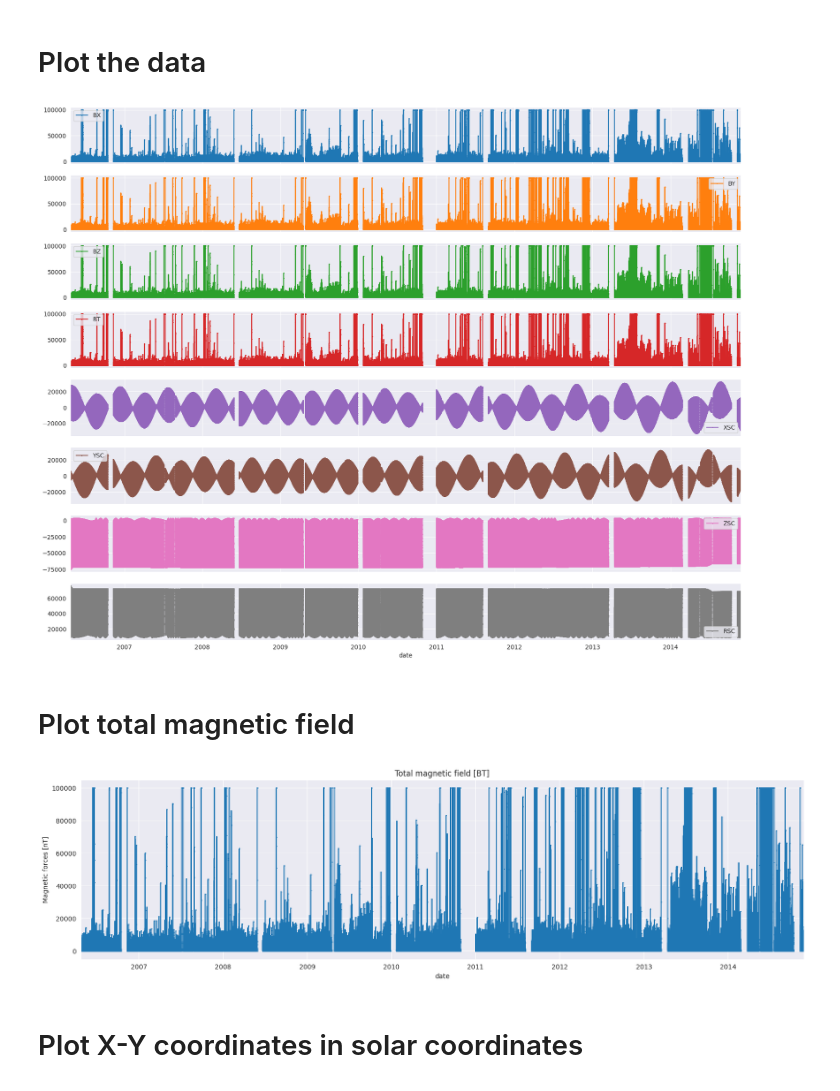
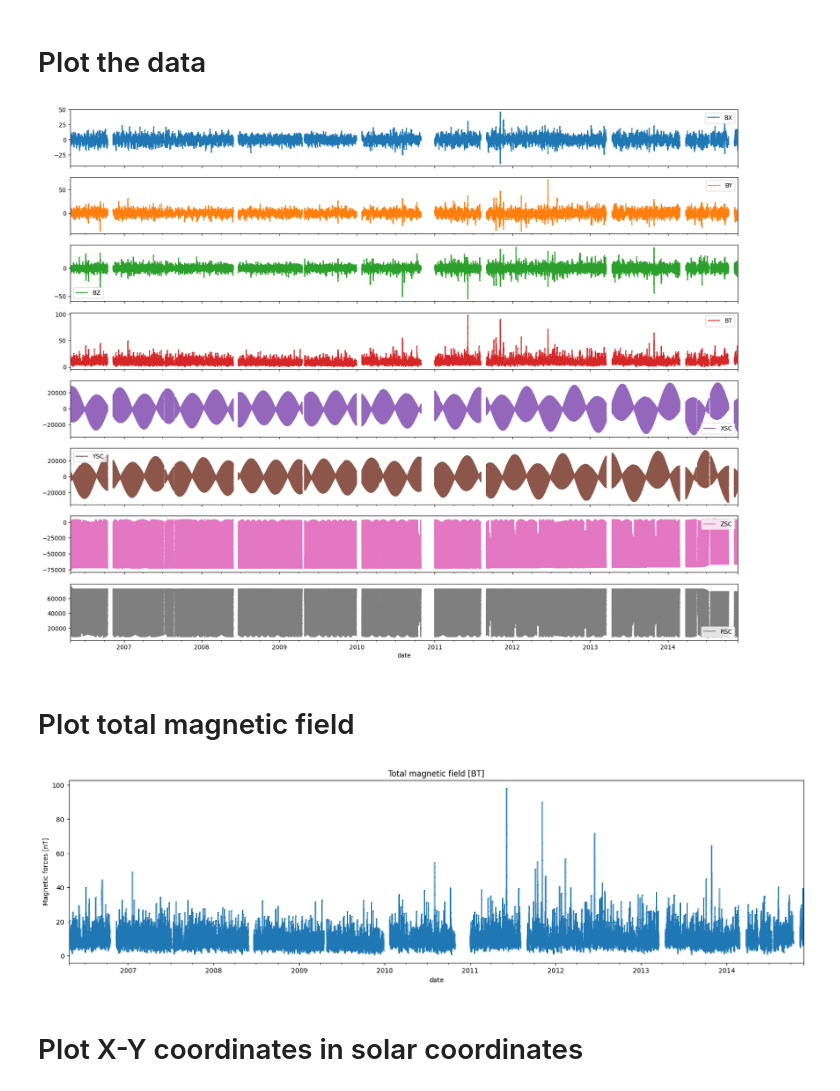
Before and after one commit to CS-433/ml-project-2-ml4esa, a Jupyter notebook: VEX_Magneto_Fetching.ipynb, the cells around one changed output. Drawn from its saved outputs; the diff is of its cells as text; code cells hidden in the pictures.

```diff
--- a/VEX_Magneto_Fetching.ipynb
+++ b/VEX_Magneto_Fetching.ipynb
@@ -31,18 +31,18 @@ df.head()
 # %% [markdown]
 # Plot the data
 # %%
-df = df.resample('h').mean()
-df.plot(figsize=(20, 16), marker='o', markersize=1, subplots=True)
+df_hourly = df.resample('h').mean()
+df_hourly.plot(figsize=(20, 16), marker='o', markersize=1, subplots=True)
 plt.show()
 # %% [output]
-[figure, old version]
+[figure, new version]
 # %% [markdown]
 # Plot total magnetic field
 # %%
-df['BT'].plot(figsize=(20, 5), marker='o', markersize=1, ylabel='Magnetic forces [nT]', title='Total magnetic field [BT]')
+df_hourly['BT'].plot(figsize=(20, 5), marker='o', markersize=1, ylabel='Magnetic forces [nT]', title='Total magnetic field [BT]')
 plt.show()
 # %% [output]
-[figure, old version]
+[figure, new version]
 # %% [markdown]
 # Plot X-Y coordinates in solar coordinates
 # %%
```
Also changed, not shown: parts of 5 cells of this notebook, 3 other files.
